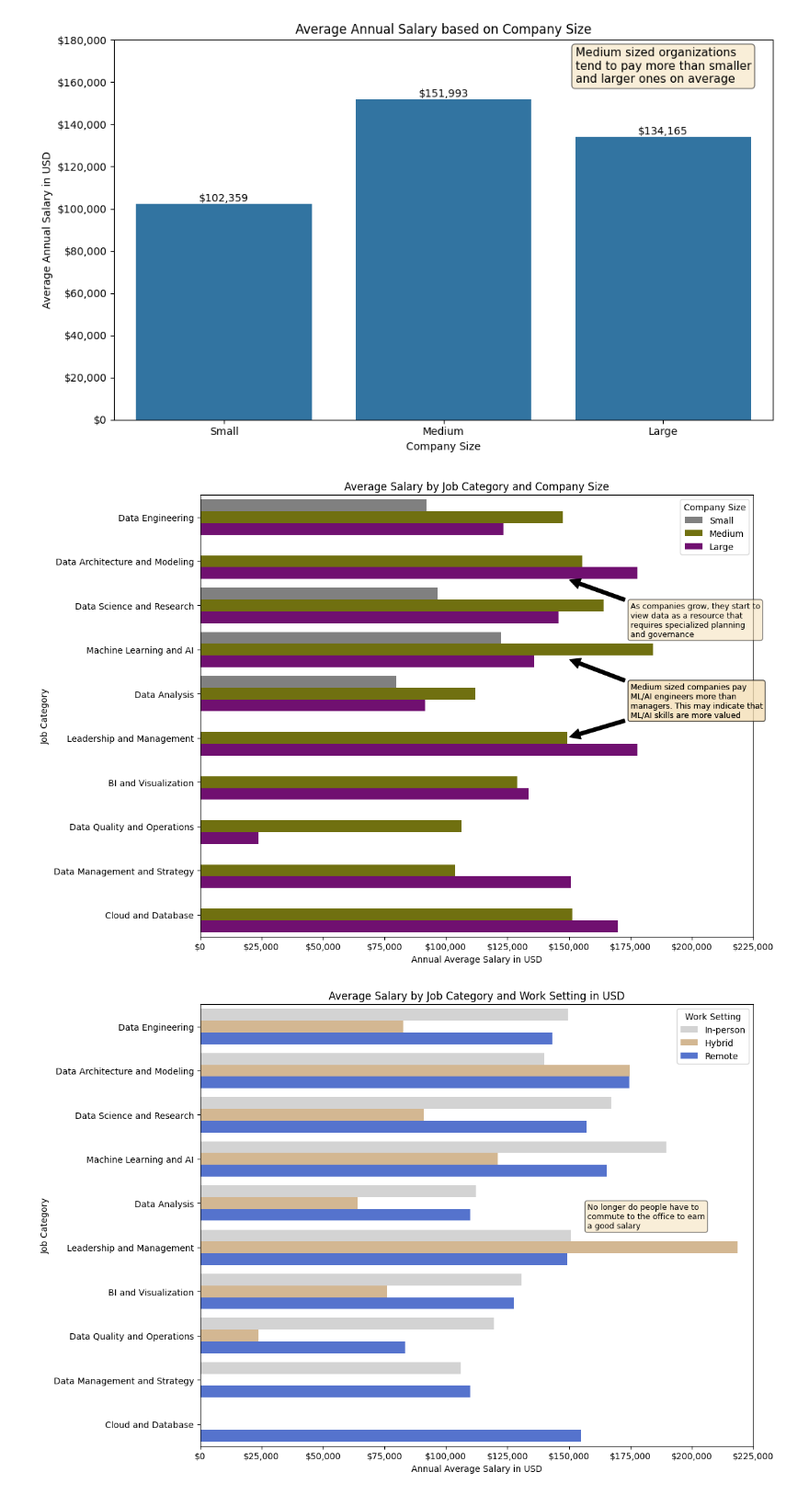
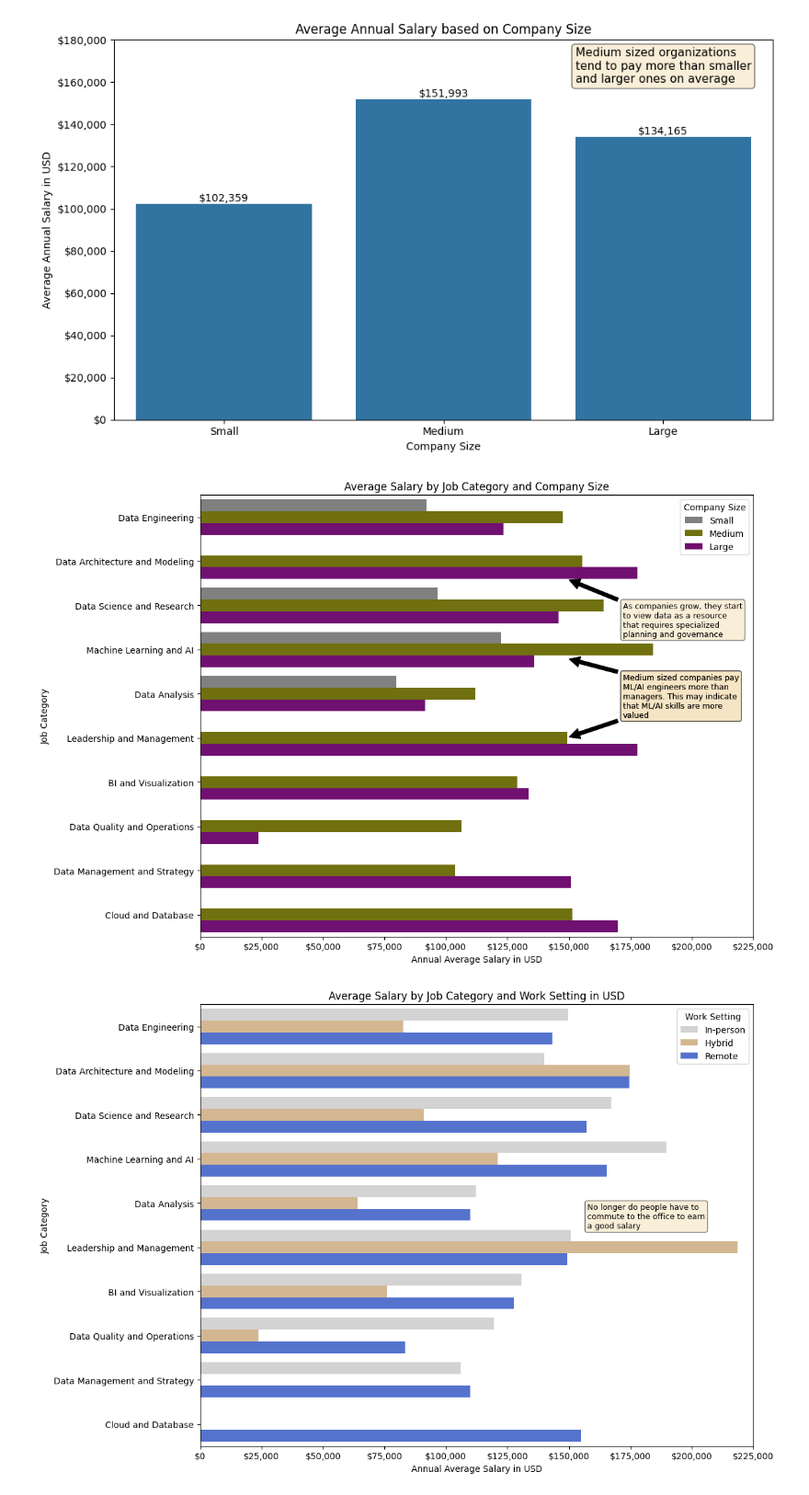
Before and after one commit to wwwinters/MSDS-670-Week-5-Assignment, a Jupyter notebook: src/WileyWinters_Week6_Assignment.ipynb, the cells around one changed output. Shown at 92% size. Drawn from its saved outputs; the diff is of its cells as text; code cells hidden in the pictures.

```diff
--- a/src/WileyWinters_Week6_Assignment.ipynb
+++ b/src/WileyWinters_Week6_Assignment.ipynb
@@ -251,37 +251,34 @@ fig.savefig('../images/aveCompanySize.png', bbox_inches='tight', dpi=300)
 # %%
 # Average salary by job category and company size
 fig, ax = plt.subplots(figsize=(12,8))
 ax.xaxis.set_major_formatter(mtick.StrMethodFormatter('${x:,.0f}'))
 ax.set(xlabel='Annual Average Salary in USD', ylabel='Job Category',
        title='Average Salary by Job Category and Company Size',
        xlim=(0,225000))
 hue_order = ['S', 'M', 'L']
 bar_colors = ['grey', 'olive', 'purple']
 sns.barplot(data=jobs_df, x='salary_in_usd', y='job_category', hue='company_size',
             hue_order=hue_order, palette=bar_colors, ci=None)
 ax.legend(['Small','Medium', 'Large'], title='Company Size')
 props = dict(boxstyle='round', facecolor='wheat', alpha=0.5)
-text1 = '\n'.join(('As companies grow, they start to',
-                   'view data as a resource that',
-                   'requires specialized planning',
-                   'and governance'))
-text2 = '\n'.join(('Large companies pay well for',
-                   'leadership, management, and',
-                   'strategy.  Indicating this is a',
-                   'priority for them.'))
-text3 = '\n'.join(('Medium sized companies pay',
+text1 = '\n'.join(('As companies grow, they start',
+                   'to view data as a resource',
+                   'that requires specialized',
+                   'planning and governance'))
+text2 = '\n'.join(('Medium sized companies pay',
                    'ML/AI engineers more than',
-                   'managers. This may indicate that',
-                   'ML/AI skills are more valued'))
-an1 = ax.annotate(text1, xytext=(175000,2.70), xy=(149000,1.4), bbox=props,
+                   'managers. This may indicate',
+                   'that ML/AI skills are more',
+                   'valued'))
+an1 = ax.annotate(text1, xytext=(172000,2.70), xy=(149000,1.4), bbox=props,
                   fontsize=9, arrowprops=dict(facecolor='black', shrink=0.05))
-an2 = ax.annotate(text3, xytext=(175000,4.53), xy=(149000,3.2), bbox=props,
+an2 = ax.annotate(text2, xytext=(172000,4.53), xy=(149000,3.2), bbox=props,
                   fontsize=9, arrowprops=dict(facecolor='black', shrink=0.05))
-an3 = ax.annotate(text3, xytext=(175000,4.53), xy=(149000,5.0), bbox=props,
+an3 = ax.annotate(text2, xytext=(172000,4.53), xy=(149000,5.0), bbox=props,
                   fontsize=9, arrowprops=dict(facecolor='black', shrink=0.05))
 fig.savefig('../images/aveCatSize.png', bbox_inches='tight', dpi=300)
 # %% [output]
-[figure, old version]
+[figure, new version]
 # %%
 # Average Salary by job category and work setting
 fig, ax = plt.subplots(figsize=(12,8))
```
Also changed, not shown: 5 other files.
